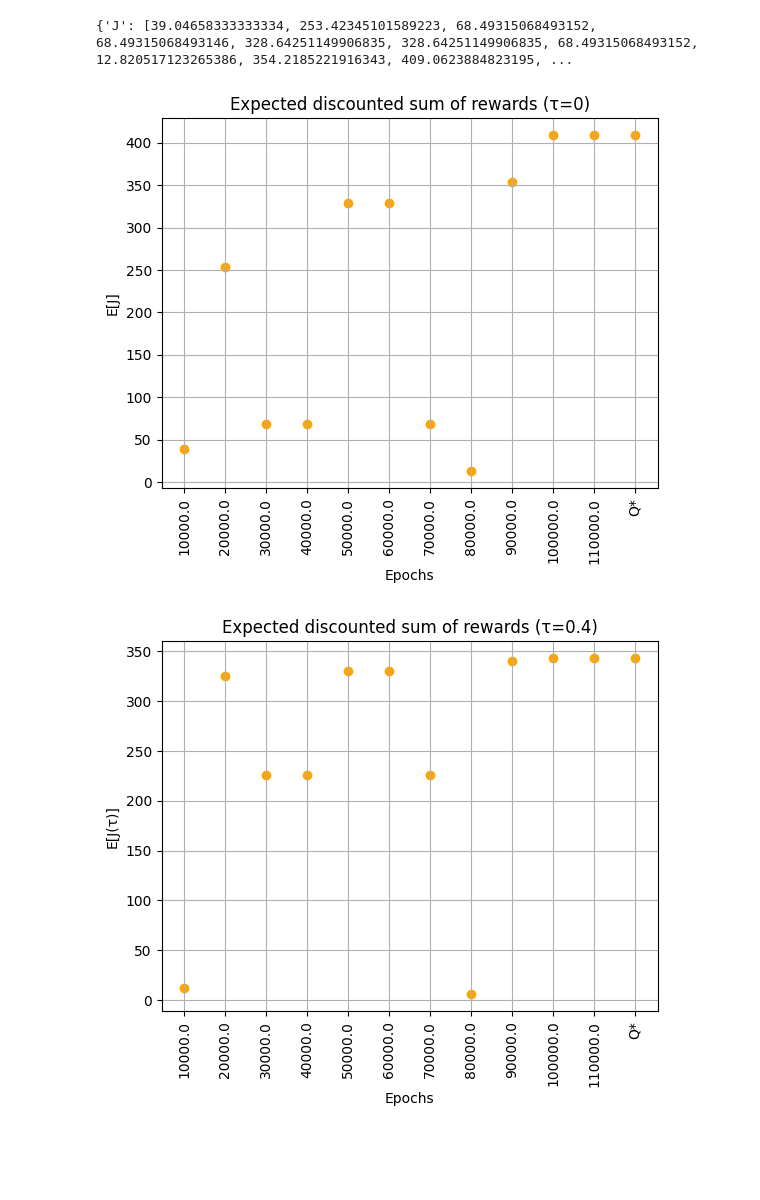
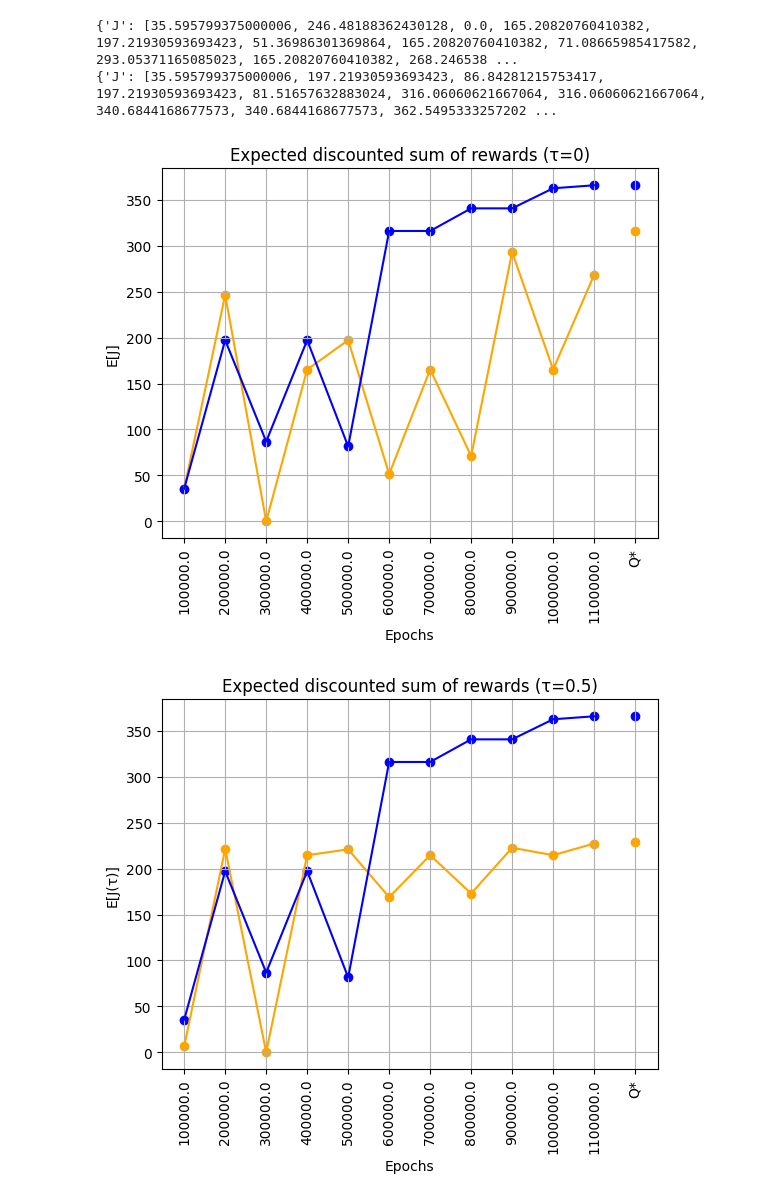
Before and after one commit to cris96spa/TMDP, a Jupyter notebook: TMDP.ipynb, the cells around one changed output. Saved outputs shown, nothing was run; the diff lists cells and outputs as text; code cells hidden in the pictures; blank space fills up the shorter version.

```diff
--- a/TMDP.ipynb
+++ b/TMDP.ipynb
@@ -41,8 +46,11 @@ print(Q_star)
 # %%
-status_step = 10000
+status_step = 100000
 # %%
 Q = np.zeros((nS, nA))
-Qs = Q_learning(tmdp, Q, alpha=.5, episodes=100000, status_step=status_step)
+Qs = Q_learning(tmdp, Q, alpha=1., episodes=1000000, status_step=status_step)
+# %%
+Q_0 = np.zeros((nS, nA))
+Qs_0 = Q_learning(mdp, Q_0, alpha=1., episodes=1000000, status_step=status_step)
 # %%
 print(Qs["Qs"][-1])
 print(Qs["visits"])
@@ -60,32 +69,45 @@ print(len(Qs["Qs"]))
 # %%
 tau_prime = 0.
 metrics = compute_metrics(tmdp, Qs["Qs"], Q_star, tau_prime=tau_prime)
+metrics_0 = compute_metrics(mdp, Qs_0["Qs"], Q_star_0, tau_prime=tau_prime)
 print(metrics)
+print(metrics_0)
 # %% [output]
-{'J': [39.04658333333334, 253.42345101589223, 68.49315068493152, 68.49315068493146, 328.64251149906835, 328.64251149906835, 68.49315068493152, 12.820517123265386, 354.2185221916343, 409.0623884823195, ...
+{'J': [35.595799375000006, 246.48188362430128, 0.0, 165.20820760410382, 197.21930593693423, 51.36986301369864, 165.20820760410382, 71.08665985417582, 293.05371165085023, 165.20820760410382, 268.246538 ...
+{'J': [35.595799375000006, 197.21930593693423, 86.84281215753417, 197.21930593693423, 81.51657632883024, 316.06060621667064, 316.06060621667064, 340.6844168677573, 340.6844168677573, 362.5495333257202 ...
 # %%
 x = np.array([])
+y_0 = np.array([])
 y = np.array([])
+
 for i, J in enumerate(metrics["J"]):
     y = np.append(y, J)
+    y_0 = np.append(y_0, metrics_0["J"][i])
     if i < len(metrics["J"])-1:
         x = np.append(x, (i+1)*status_step)
     else:
         x = np.append(x, "Q*")
 x_map = np.array([i for i in range(len(x))])
 plt.scatter(x, y, c="orange")
+plt.scatter(x, y_0, c="blue")
+
+plt.plot(x[:-1], y[:-1], c="orange")
+plt.plot(x[:-1], y_0[:-1], c="blue")
+
 plt.xlabel("Epochs")
 plt.xticks(rotation=90)
 plt.ylabel("E[J]")
 plt.title("Expected discounted sum of rewards (τ=0)")
 plt.grid(visible=True)
 # %% [output]
-[figure, old version]
+[figure, new version]
 # %%
 x = np.array([])
 y = np.array([])
+y_0 = np.array([])
 for i, J in enumerate(metrics["J_tau"]):
     y = np.append(y, J)
+    y_0 = np.append(y_0, metrics_0["J_tau"][i])
     if i < len(metrics["J_tau"])-1:
         x = np.append(x, (i+1)*status_step)
     else:
@@ -93,13 +115,18 @@ for i, J in enumerate(metrics["J_tau"]):
 x_map = np.array([i for i in range(len(x))])
 plt.xticks(x_map, x)
 plt.scatter(x, y, c="orange")
+plt.scatter(x, y_0, c="blue")
+
+plt.plot(x[:-1], y[:-1], c="orange")
+plt.plot(x[:-1], y_0[:-1], c="blue")
+
 plt.xlabel("Epochs")
 plt.xticks(rotation=90)
 plt.ylabel("E[J(τ)]")
 plt.title("Expected discounted sum of rewards (τ={})".format(tmdp.tau))
 plt.grid(visible=True)
 # %% [output]
-[figure, old version]
+[figure, new version]
 # %%
 x = np.array([])
 y = np.array([])
```
Also changed, not shown: parts of 8 cells of this notebook.
